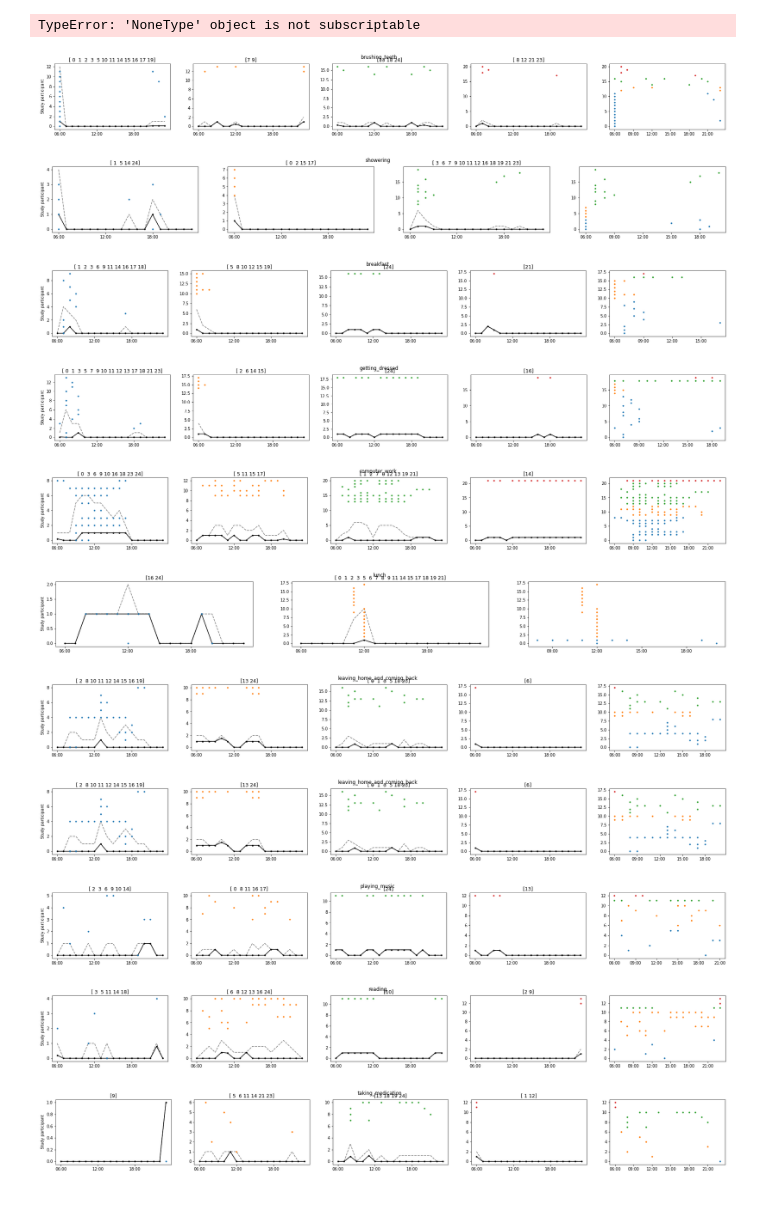
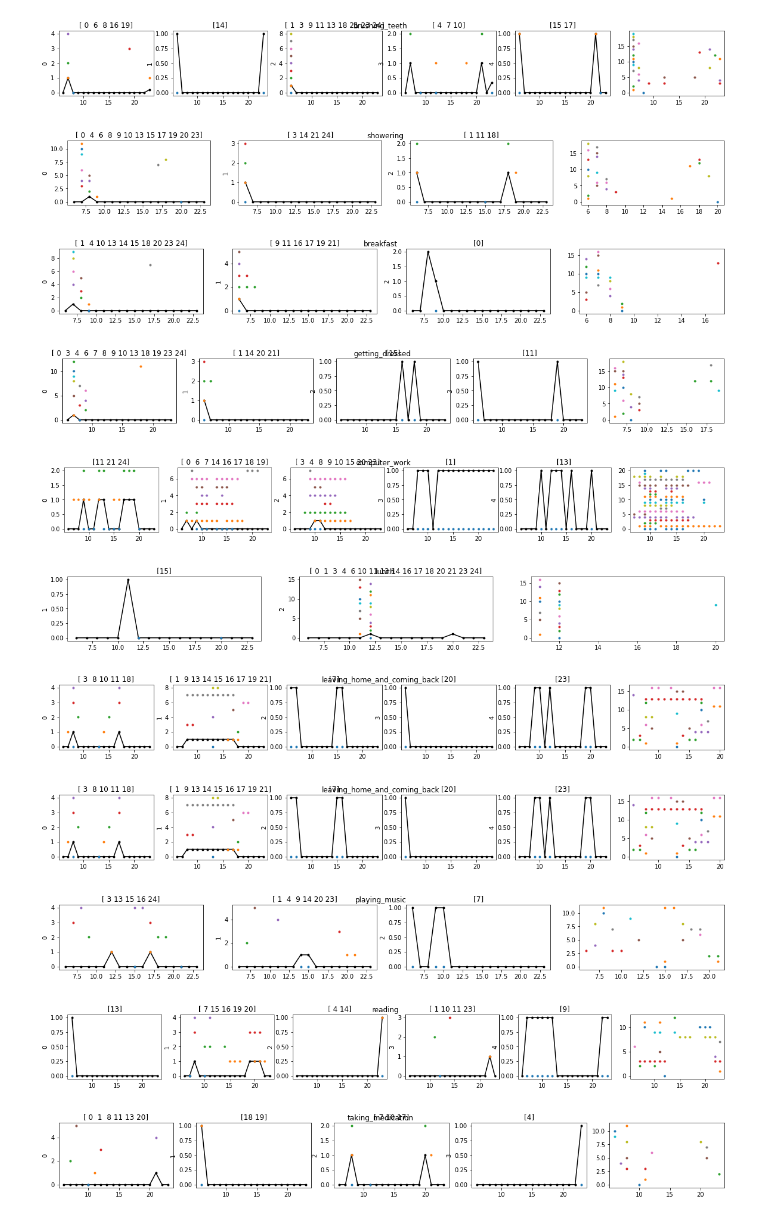
Before and after one commit to Maithili/RoutinesDataCollection, a Jupyter notebook: routines/process_schedules.ipynb, the cells around one changed output. Drawn from its saved outputs; the diff is of its cells as text; code cells hidden in the pictures.

```diff
--- a/routines/process_schedules.ipynb
+++ b/routines/process_schedules.ipynb
@@ -45,7 +129,7 @@ sampler = ScheduleSampler(filter_num=filter_num, idle_sampling_factor=idle_sampl
 see_activities = list(activity_map.values())
 see_activities.remove(None)
 data_per_activity = {activity:{} for activity in see_activities}
-ignore_datapoints = []#4, 20, 22]
+ignore_datapoints = [2, 5, 12, 22]
 
 for i, scene_hist in enumerate(sampler.scene_histogram):
     if i in ignore_datapoints:
@@ -73,66 +157,45 @@ clustering = {}
 for activity in see_activities:
     clustering[activity] = {}
 
-    cl = TimeSeriesKMeans(n_clusters=4, metric="dtw", max_iter=50).fit(np.array(list(data_per_activity[activity].values())))
+    cl = TimeSeriesKMeans(n_clusters=5, metric="dtw", max_iter=10).fit(np.array(list(data_per_activity[activity].values())))
 
     clustering[activity]['labels'] = cl.labels_
     clustering[activity]['centers'] = cl.cluster_centers_
-# %% [output]
-TypeError: 'NoneType' object is not subscriptable
 # %%
 
 gap = 0.1
 
-clrs = sns.color_palette()
-
-def plot_together(list_of_freqs, ax, heights = None, color = None):
+def plot_together(list_of_freqs, ax):
     width = (1 - gap)/len(list_of_freqs)
     for i,freqs in enumerate(list_of_freqs):
         # start_points = [s-0.5+i*width for s in start_times]
         # ax.bar(start_points, freqs, width=width)
         freq_exist = np.array(start_times)[np.array(freqs) == 1]
-        if heights is None:
-            h = i
-        else:
-            h = heights[i]
-        ax.plot(freq_exist, freq_exist*0 + h, '.', color=color)
-
+        ax.plot(freq_exist,freq_exist*0 + i, '.')
 
 for activity in see_activities:
     cluster_labels = list(set(clustering[activity]['labels']))
     cluster_labels.sort()
     fig,axs = plt.subplots(1,len(cluster_labels)+1)
-    fig.set_size_inches(30, 3)
-    prev_height = 0
-    # plot_together(np.array(list(data_per_activity[activity].values())), axs[-1], heights = np.array(list(data_per_activity[activity].keys())), color = clrs[i])
-    axs[-1].set_xticks([s for s in start_times if s%3==0])
-    axs[-1].set_xticklabels([time_human(s*60) for s in start_times if s%3==0])
+    fig.set_size_inches(20, 2)
+    plot_together(np.array(list(data_per_activity[activity].values())), axs[-1])
     for i,label in enumerate(cluster_labels):
-        cluster_size = len(np.argwhere(clustering[activity]['labels'] == label))
-        heights = prev_height + np.arange(cluster_size)
-        prev_height += cluster_size
-        plot_together(np.array(list(data_per_activity[activity].values()))[clustering[activity]['labels'] == label], axs[-1], heights = heights, color = clrs[i])
-        axs[i].plot(start_times, (np.array(list(data_per_activity[activity].values()))[clustering[activity]['labels'] == label]).sum(0), '--', color='gray')
         axs[i].plot(start_times, clustering[activity]['centers'][i,:], '.-k')
-        plot_together(np.array(list(data_per_activity[activity].values()))[clustering[activity]['labels'] == label], axs[i], heights = heights, color = clrs[i])
-        # plot_together(np.array(list(data_per_activity[activity].values()))[clustering[activity]['labels'] == label], axs[-1], heights = np.array(list(data_per_activity[activity].keys()))[clustering[activity]['labels'] == label], color = clrs[i])
-        # plot_together(np.array(list(data_per_activity[activity].values()))[clustering[activity]['labels'] == label], axs[i], heights = np.array(list(data_per_activity[activity].keys()))[clustering[activity]['labels'] == label], color = clrs[i])
+        plot_together(np.array(list(data_per_activity[activity].values()))[clustering[activity]['labels'] == label], axs[i])
+        axs[i].set_ylabel(label)
         axs[i].set_title(str(np.array(list(data_per_activity[activity].keys()))[clustering[activity]['labels'] == label]))
-        axs[i].set_xticks([s for s in start_times if s%6==0])
-        axs[i].set_xticklabels([time_human(s*60) for s in start_times if s%6==0])
-    axs[0].set_ylabel('Study participant')
     fig.suptitle(activity)
     # fig.tight_layout()
     plt.show()
 # %% [output]
-[figure, old version]
+[figure, new version]
-[figure, old version]
+[figure, new version]
-[figure, old version]
+[figure, new version]
-[figure, old version]
+[figure, new version]
-[figure, old version]
+[figure, new version]
-[figure, old version]
+[figure, new version]
-[figure, old version]
+[figure, new version]
-[figure, old version]
+[figure, new version]
-[figure, old version]
+[figure, new version]
-[figure, old version]
+[figure, new version]
-[figure, old version]
+[figure, new version]
```
Also changed, not shown: parts of 10 cells of this notebook, 3 other files.
